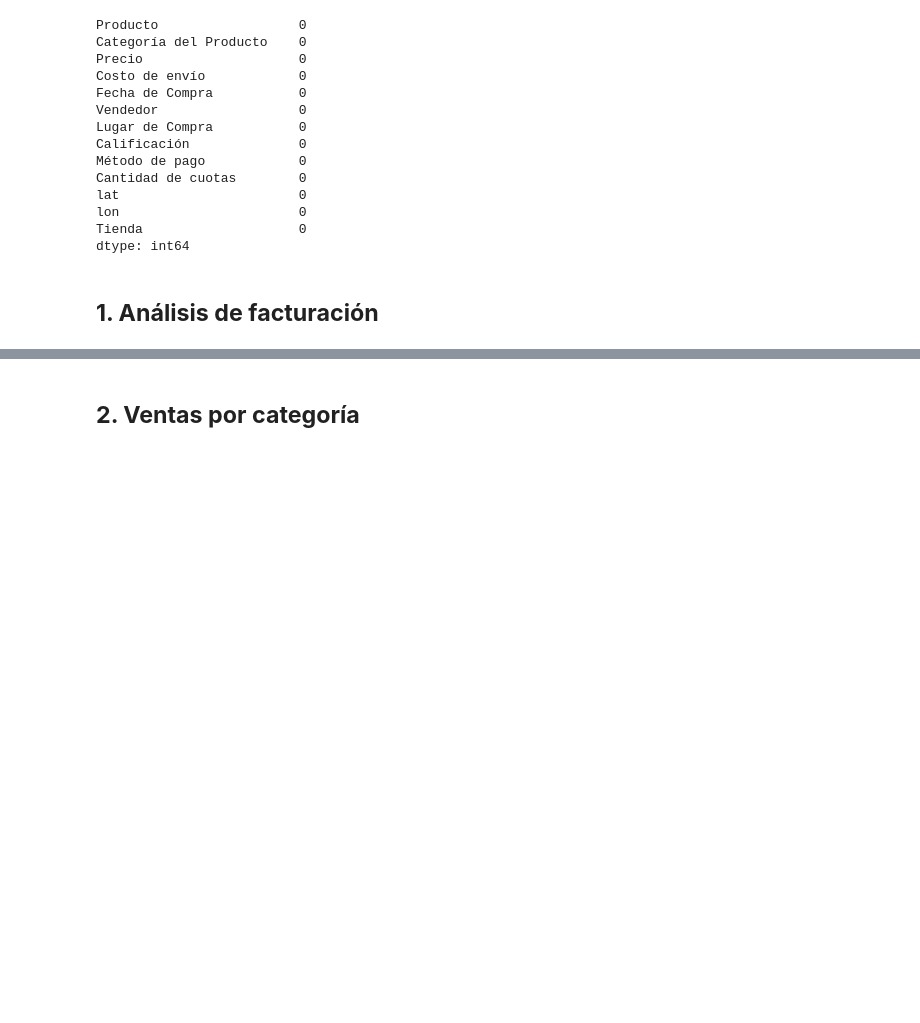
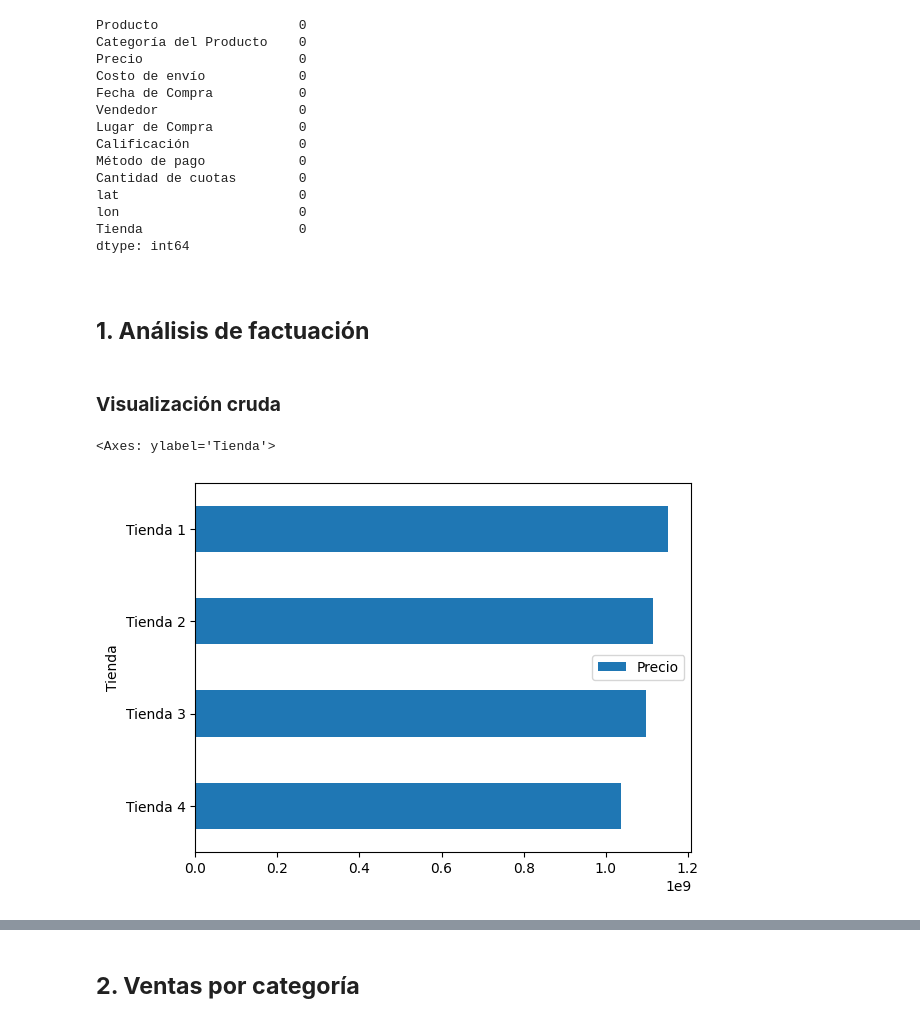
Before and after one commit to Kevevt/Sale_of_a_store, a Jupyter notebook: ONE_Challenge1_Juan_Tienda.ipynb, the cells around one changed output, grey strips where cells are left out. Drawn from its saved outputs; the diff is of its cells as text; code cells hidden in the pictures; blank space fills up the shorter version.

```diff
--- a/ONE_Challenge1_Juan_Tienda.ipynb
+++ b/ONE_Challenge1_Juan_Tienda.ipynb
@@ -107,4 +107,14 @@ lon                       0
 Tienda                    0
 dtype: int64
 # %% [markdown]
-## **1. Análisis de facturación**
+<!-- ## **1. Análisis de facturación** -->
+# %% [markdown]
+## **1. Análisis de factuación**
+# %% [markdown]
+### **Visualización cruda**
+# %%
+tiendas_graf_factura =tiendas_totales.groupby('Tienda')[['Precio']].sum().round(2).sort_values('Precio')
+tiendas_graf_factura.plot(kind='barh')
+# %% [output]
+<Axes: ylabel='Tienda'>
+[figure, added]
```
Also changed, not shown: parts of 29 cells of this notebook.
